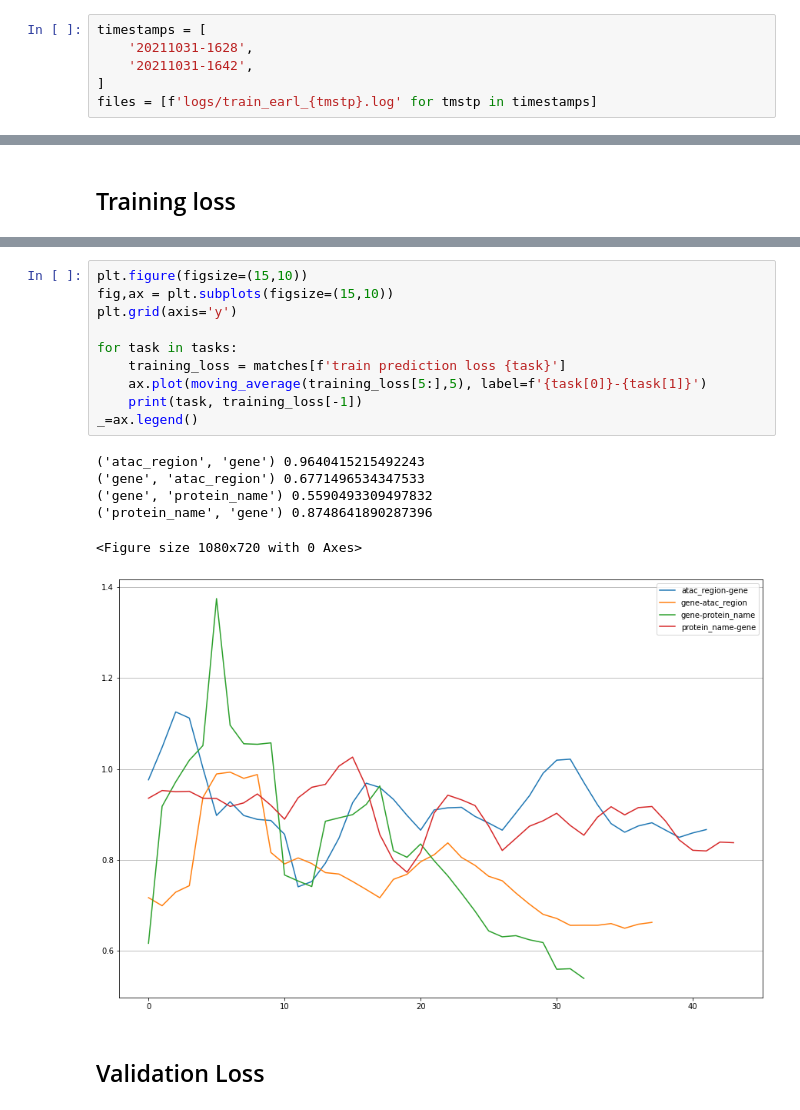
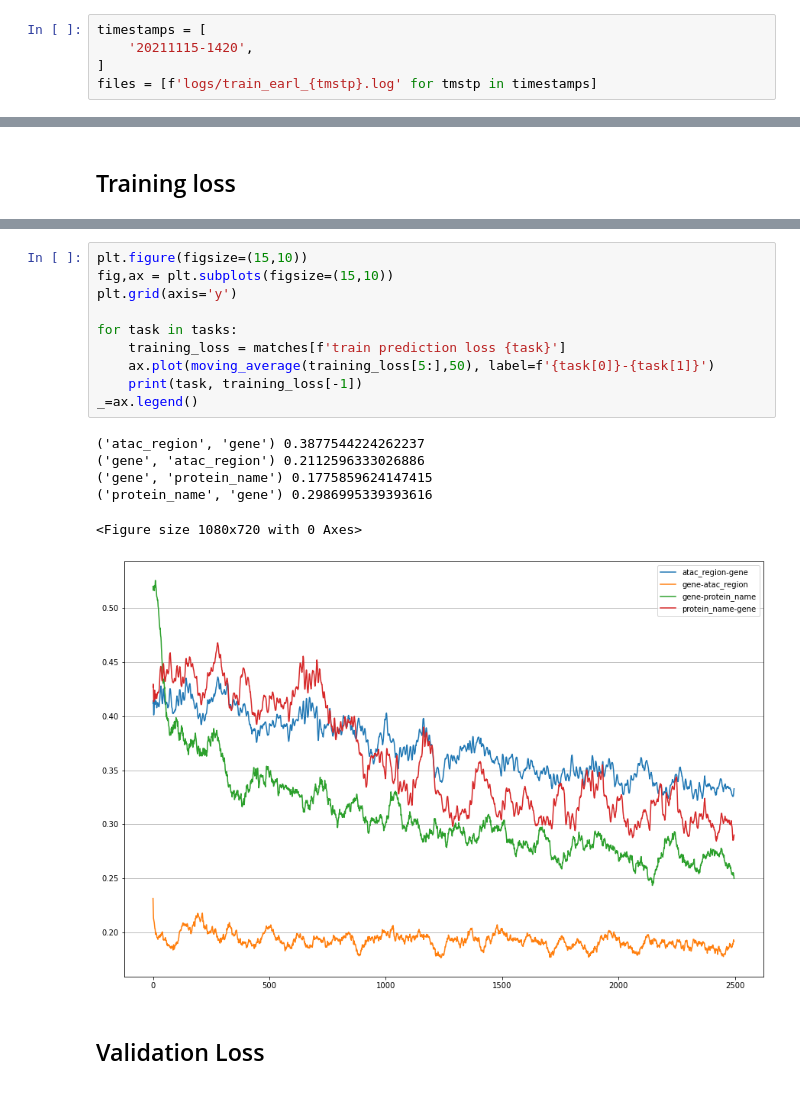
Before and after one commit to bglazer/opisca, a Jupyter notebook: training_logs.ipynb, the cells around one changed output, grey strips where cells are left out. Cells and saved outputs as stored; diff of their text form.

```diff
--- a/training_logs.ipynb
+++ b/training_logs.ipynb
@@ -75,8 +75,7 @@ matches = {}
 #### Timestamp of run
 # %%
 timestamps = [
-    '20211031-1628',
-    '20211031-1642',
+    '20211115-1420',
 ]
 files = [f'logs/train_earl_{tmstp}.log' for tmstp in timestamps]
 # %%
@@ -148,20 +146,20 @@ _=ax.legend()
 # %%
 plt.figure(figsize=(15,10))
 fig,ax = plt.subplots(figsize=(15,10))
 plt.grid(axis='y')
 
 for task in tasks:
     training_loss = matches[f'train prediction loss {task}']
-    ax.plot(moving_average(training_loss[5:],5), label=f'{task[0]}-{task[1]}')
+    ax.plot(moving_average(training_loss[5:],50), label=f'{task[0]}-{task[1]}')
     print(task, training_loss[-1])
 _=ax.legend()
 # %% [output]
-('atac_region', 'gene') 0.9640415215492243
-('gene', 'atac_region') 0.6771496534347533
-('gene', 'protein_name') 0.5590493309497832
-('protein_name', 'gene') 0.8748641890287396
+('atac_region', 'gene') 0.3877544224262237
+('gene', 'atac_region') 0.2112596333026886
+('gene', 'protein_name') 0.1775859624147415
+('protein_name', 'gene') 0.2986995339393616
 <Figure size 1080x720 with 0 Axes>
-[figure, old version]
+[figure, new version]
 # %% [markdown]
 ## Validation Loss
 # %%
```
Also changed, not shown: parts of 6 cells of this notebook.
